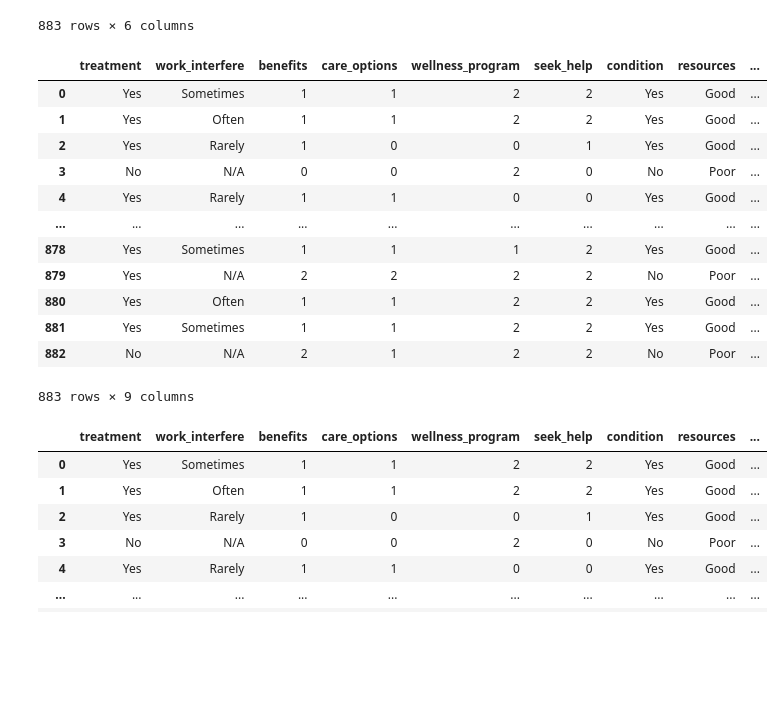
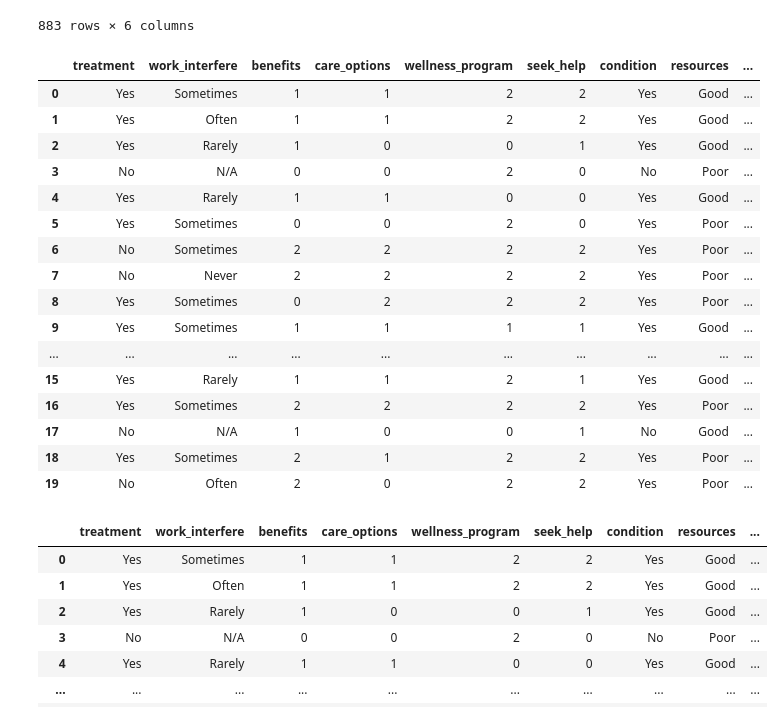
Before and after one commit to cltomiyama/MentalHealthSurvey_analysis, a Jupyter notebook: analysis/gale/analysispipeline_methodchain.ipynb, the cells around one changed output. Saved outputs shown, nothing was run; the diff lists cells and outputs as text; code cells hidden in the pictures; blank space fills up the shorter version.

```diff
--- a/analysis/gale/analysispipeline_methodchain.ipynb
+++ b/analysis/gale/analysispipeline_methodchain.ipynb
@@ -335,26 +335,28 @@ mh0
 # %%
 # making new columns
 
 mh0 = (mh0.assign(condition = np.where(mh0['work_interfere'] != 'N/A', 'Yes', 'No'))
            .assign(resources = mh0.apply(score_resources, axis=1))
            .assign(knowledge = mh0.apply(score_knowledge, axis=1))
         )
-
-mh0
 # %% [output]
 |  | treatment | work_interfere | benefits | care_options | wellness_program | seek_help | condition | resources | ... |
 | 0 | Yes | Sometimes | 1 | 1 | 2 | 2 | Yes | Good | ... |
 | 1 | Yes | Often | 1 | 1 | 2 | 2 | Yes | Good | ... |
 | 2 | Yes | Rarely | 1 | 0 | 0 | 1 | Yes | Good | ... |
 | 3 | No | N/A | 0 | 0 | 2 | 0 | No | Poor | ... |
 | 4 | Yes | Rarely | 1 | 1 | 0 | 0 | Yes | Good | ... |
+| 5 | Yes | Sometimes | 0 | 0 | 2 | 0 | Yes | Poor | ... |
+| 6 | No | Sometimes | 2 | 2 | 2 | 2 | Yes | Poor | ... |
+| 7 | No | Never | 2 | 2 | 2 | 2 | Yes | Poor | ... |
+| 8 | Yes | Sometimes | 0 | 2 | 2 | 2 | Yes | Poor | ... |
+| 9 | Yes | Sometimes | 1 | 1 | 1 | 1 | Yes | Good | ... |
 | ... | ... | ... | ... | ... | ... | ... | ... | ... | ... |
-| 878 | Yes | Sometimes | 1 | 1 | 1 | 2 | Yes | Good | ... |
-| 879 | Yes | N/A | 2 | 2 | 2 | 2 | No | Poor | ... |
-| 880 | Yes | Often | 1 | 1 | 2 | 2 | Yes | Good | ... |
-| 881 | Yes | Sometimes | 1 | 1 | 2 | 2 | Yes | Good | ... |
-| 882 | No | N/A | 2 | 1 | 2 | 2 | No | Poor | ... |
+| 15 | Yes | Rarely | 1 | 1 | 2 | 1 | Yes | Good | ... |
+| 16 | Yes | Sometimes | 2 | 2 | 2 | 2 | Yes | Poor | ... |
+| 17 | No | N/A | 1 | 0 | 0 | 1 | No | Good | ... |
+| 18 | Yes | Sometimes | 2 | 1 | 2 | 2 | Yes | Poor | ... |
+| 19 | No | Often | 2 | 0 | 2 | 2 | Yes | Poor | ... |
-883 rows × 9 columns
 # %%
 def load_and_process(url_or_filepath):
 
```
Also changed, not shown: 1 other file.
